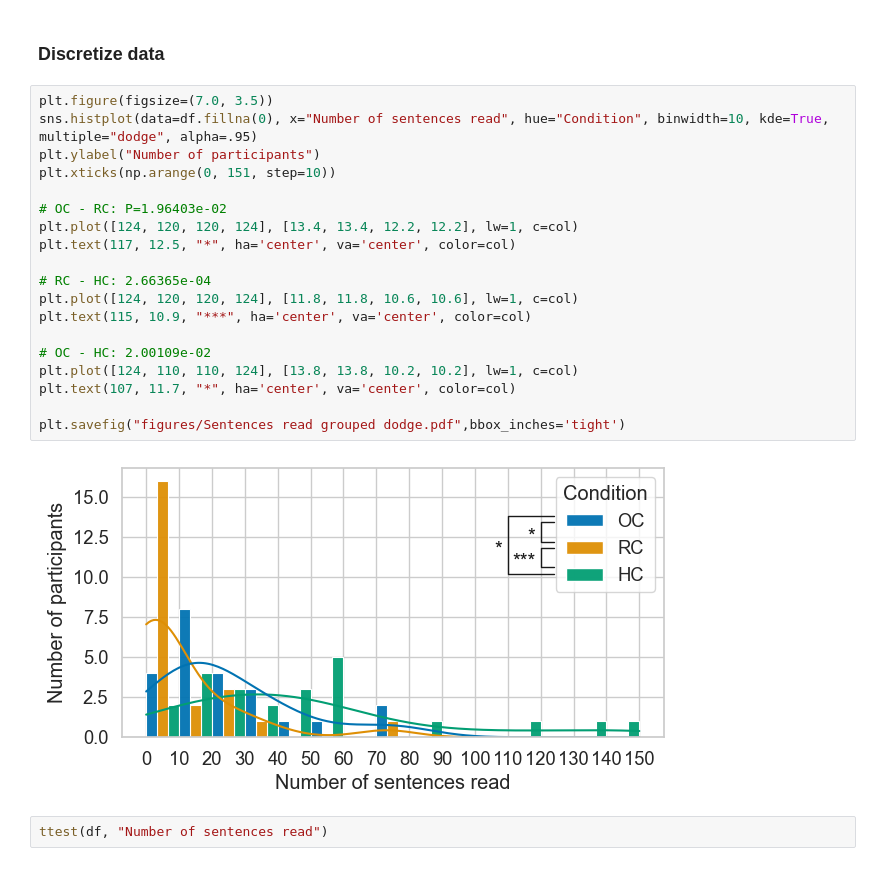
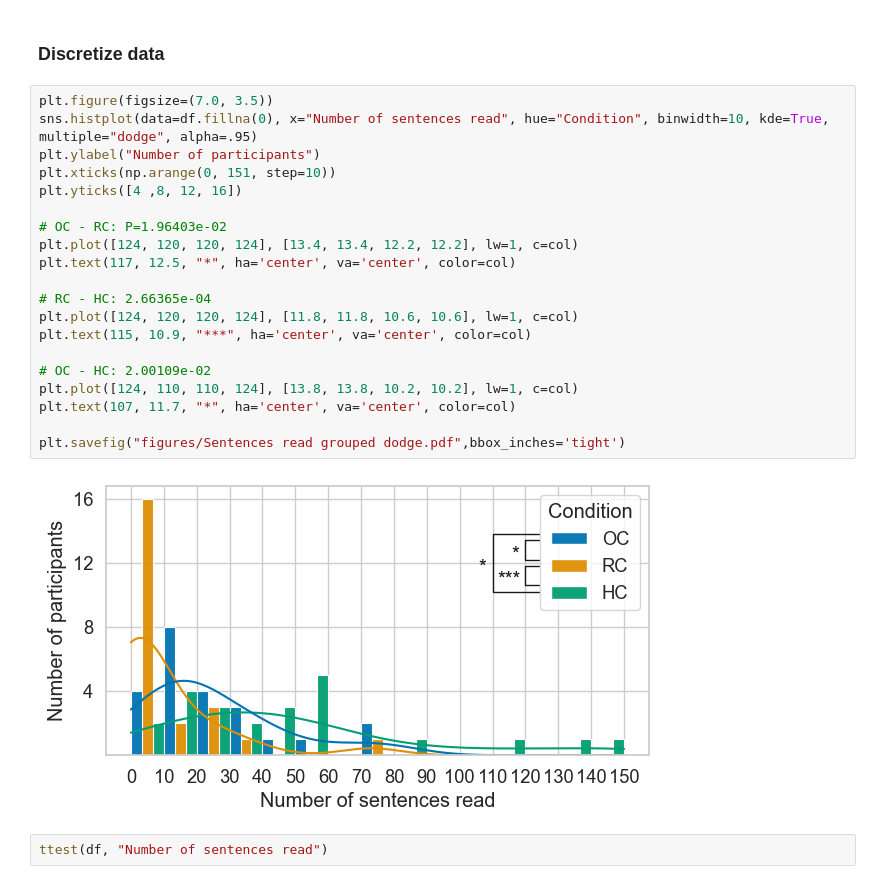
Before and after one commit to Joao-Tiago-Almeida/HRI2023---Conference-Paper, a Jupyter notebook: main.ipynb, the cells around one changed output. Saved outputs shown, nothing was run; the diff lists cells and outputs as text.

Commit message:
git rearrange yticks histplot dodge

```diff
--- a/main.ipynb
+++ b/main.ipynb
@@ -735,24 +779,25 @@ KruskalResult(statistic=1.1456617047553528, pvalue=0.5639267835127747)
 # %%
 plt.figure(figsize=(7.0, 3.5))
 sns.histplot(data=df.fillna(0), x="Number of sentences read", hue="Condition", binwidth=10, kde=True, multiple="dodge", alpha=.95)
 plt.ylabel("Number of participants")
 plt.xticks(np.arange(0, 151, step=10))
+plt.yticks([4 ,8, 12, 16])
 
 # OC - RC: P=1.96403e-02
 plt.plot([124, 120, 120, 124], [13.4, 13.4, 12.2, 12.2], lw=1, c=col)
 plt.text(117, 12.5, "*", ha='center', va='center', color=col)
 
 # RC - HC: 2.66365e-04
 plt.plot([124, 120, 120, 124], [11.8, 11.8, 10.6, 10.6], lw=1, c=col)
 plt.text(115, 10.9, "***", ha='center', va='center', color=col)
 
 # OC - HC: 2.00109e-02
 plt.plot([124, 110, 110, 124], [13.8, 13.8, 10.2, 10.2], lw=1, c=col)
 plt.text(107, 11.7, "*", ha='center', va='center', color=col)
 
 plt.savefig("figures/Sentences read grouped dodge.pdf",bbox_inches='tight')
 # %% [output]
-[figure, old version]
+[figure, new version]
 # %%
 ttest(df, "Number of sentences read")
 # %% [output]
```
Also changed, not shown: parts of 7 cells of this notebook, 5 other files.
